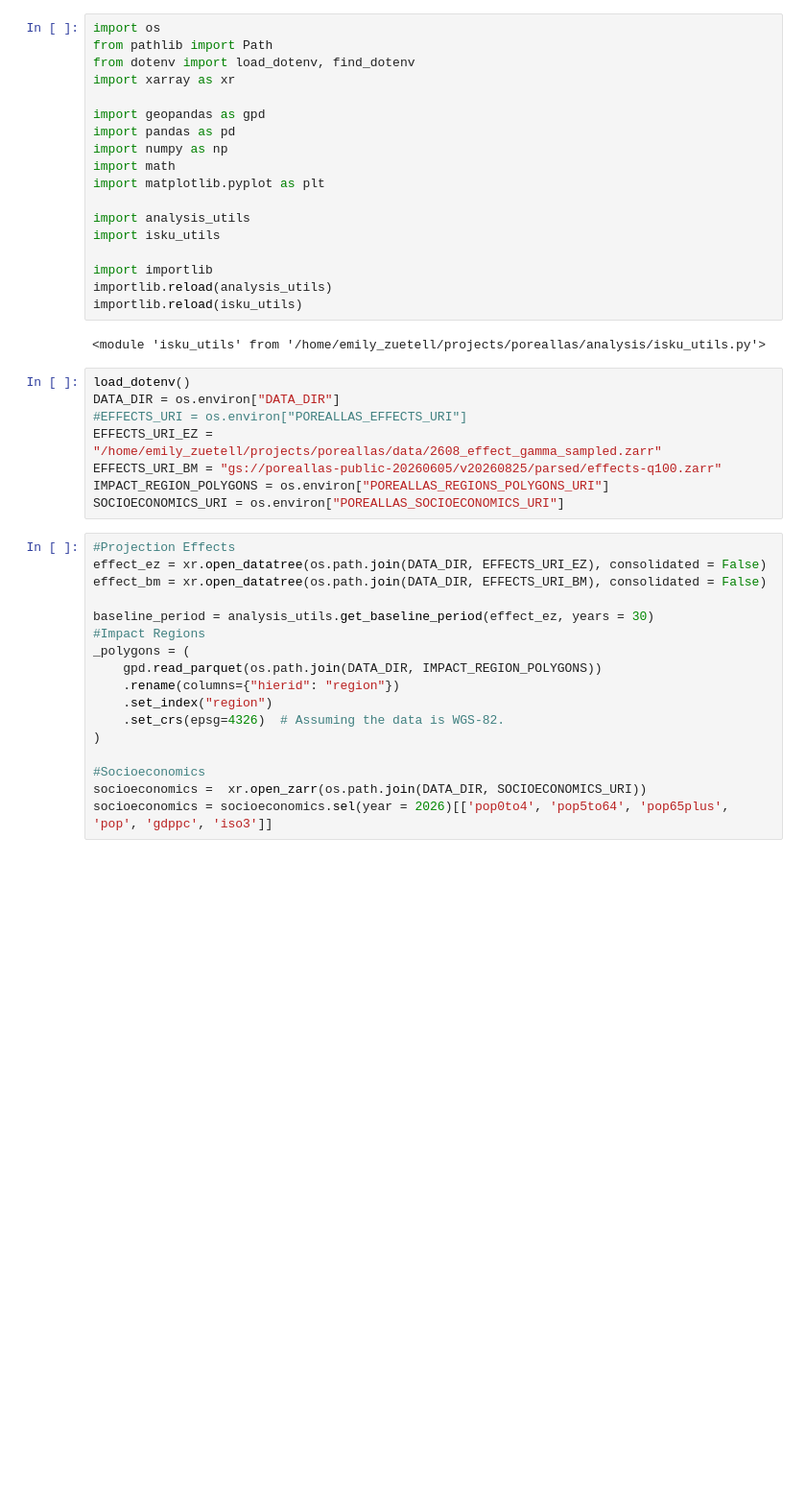
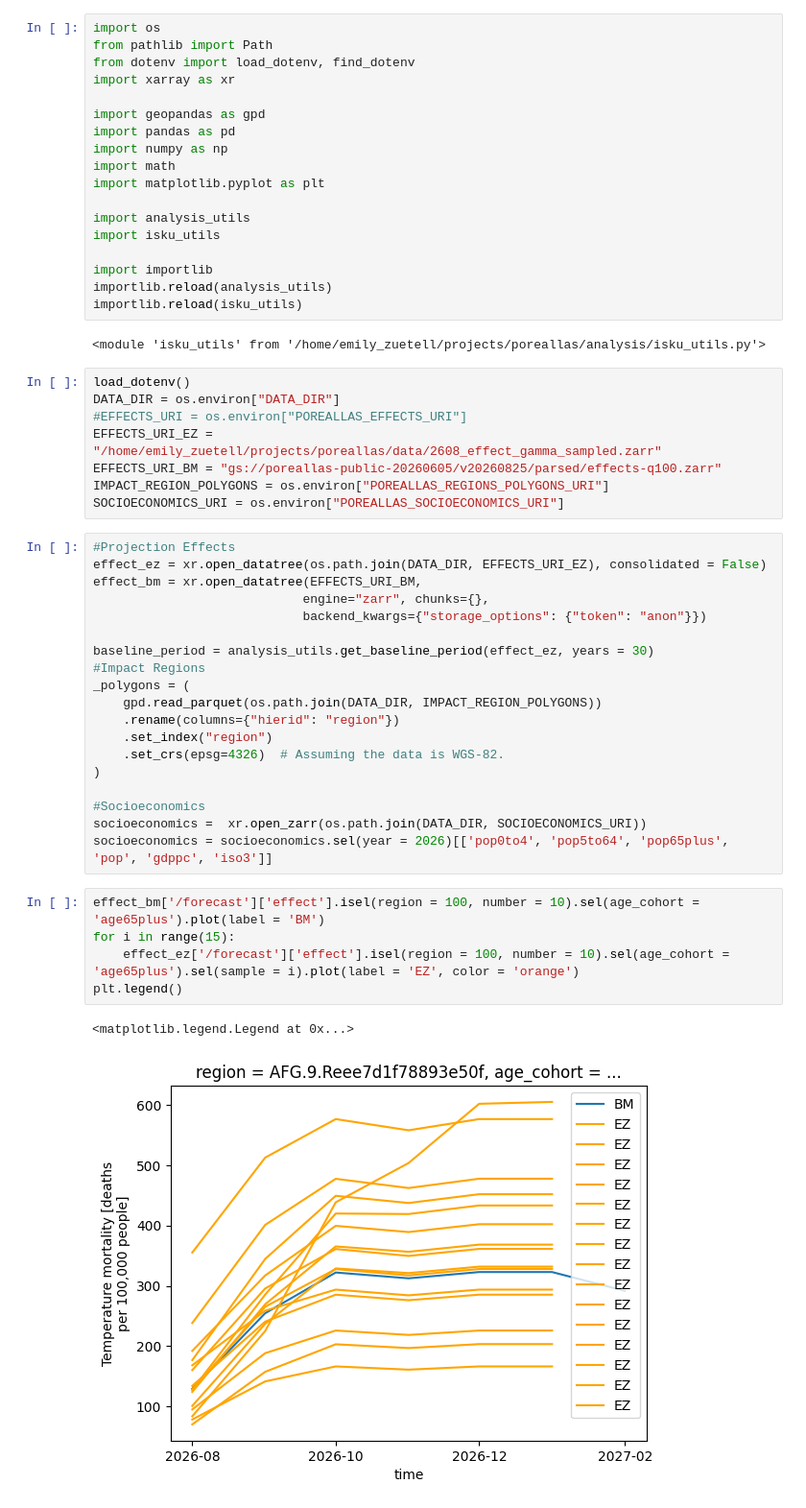
Before and after one commit to ezuetell/poreallas, a Jupyter notebook: analysis/v01_effect_comparison.ipynb, the cells around one changed output. Shown at 96% size. Drawn from its saved outputs; the diff is of its cells as text; blank space fills up the shorter version.

Commit message:
gamma samples

```diff
--- a/analysis/v01_effect_comparison.ipynb
+++ b/analysis/v01_effect_comparison.ipynb
@@ -29,7 +29,9 @@ SOCIOECONOMICS_URI = os.environ["POREALLAS_SOCIOECONOMICS_URI"]
 # %%
 #Projection Effects
 effect_ez = xr.open_datatree(os.path.join(DATA_DIR, EFFECTS_URI_EZ), consolidated = False)
-effect_bm = xr.open_datatree(os.path.join(DATA_DIR, EFFECTS_URI_BM), consolidated = False)
+effect_bm = xr.open_datatree(EFFECTS_URI_BM,
+                            engine="zarr", chunks={},
+                            backend_kwargs={"storage_options": {"token": "anon"}})
 
 baseline_period = analysis_utils.get_baseline_period(effect_ez, years = 30)
 #Impact Regions
@@ -43,3 +45,11 @@ _polygons = (
 #Socioeconomics
 socioeconomics =  xr.open_zarr(os.path.join(DATA_DIR, SOCIOECONOMICS_URI))
 socioeconomics = socioeconomics.sel(year = 2026)[['pop0to4', 'pop5to64', 'pop65plus', 'pop', 'gdppc', 'iso3']]
+# %%
+effect_bm['/forecast']['effect'].isel(region = 100, number = 10).sel(age_cohort = 'age65plus').plot(label = 'BM')
+for i in range(15):
+    effect_ez['/forecast']['effect'].isel(region = 100, number = 10).sel(age_cohort = 'age65plus').sel(sample = i).plot(label = 'EZ', color = 'orange')
+plt.legend()
+# %% [output]
+<matplotlib.legend.Legend at 0x...>
+[figure, added]
```
